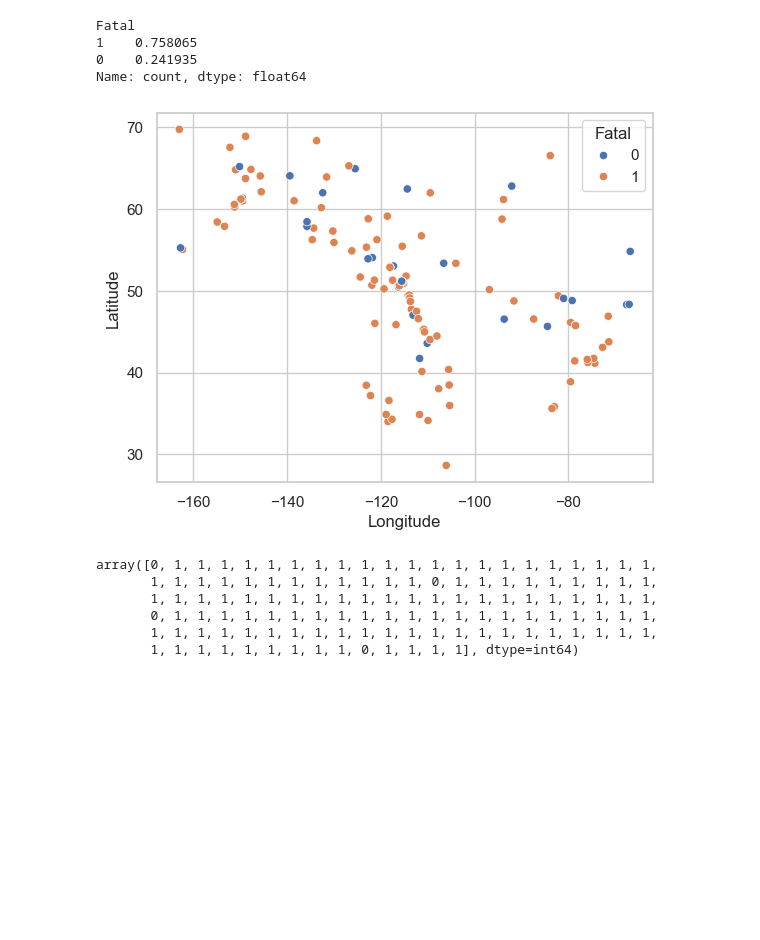
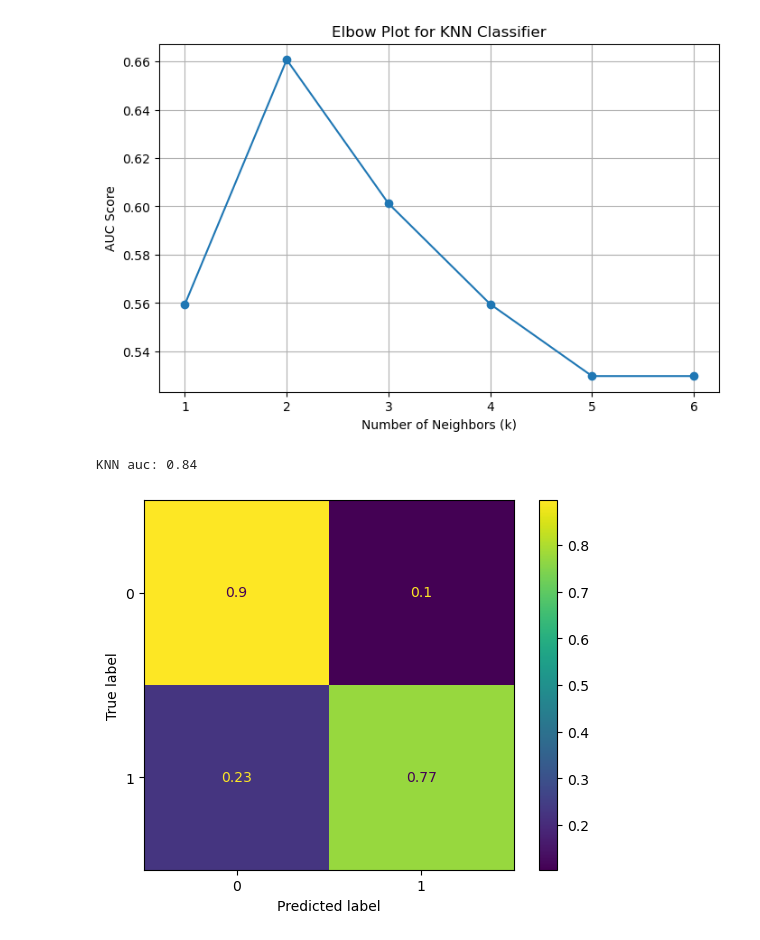
Before and after one commit to ljime080/CAP4612_Final_Project, a Jupyter notebook: final_project.ipynb, the cells around one changed output. Drawn from its saved outputs; the diff is of its cells as text; code cells hidden in the pictures; blank space fills up the shorter version.

```diff
--- a/final_project.ipynb
+++ b/final_project.ipynb
@@ -40,3 +79,0 @@ df.head()
-# %%
-days_of_week_order = ['Monday', 'Tuesday', 'Wednesday', 'Thursday', 'Friday', 'Saturday', 'Sunday']
-df['day_of_week'] = pd.Categorical(df['day_of_week'], categories=days_of_week_order, ordered=True)
@@ -164,14 +179,9 @@ df['Fatal'] = pd.to_numeric(df['Fatal'])
 # %%
+random_state = 42
+df2 = df[['Fatal' , 'day_of_week' , 'month' , 'Bear']]
+df2 = df2.dropna()
+X = df2[['day_of_week' , 'month' , 'Bear']]
+X = pd.get_dummies(X)
+y = df2['Fatal']
 
-data = df[['Longitude' , 'Latitude' , 'Bear' , 'Fatal']]
-data = data.dropna()
-X = data[[ 'Longitude' , 'Latitude' , 'Bear']]
-X = pd.get_dummies( data = X, columns = ['Bear'])
-y = data['Fatal']
-X_train , X_test , y_train , y_test = train_test_split(X , y, train_size=0.80  , random_state= 42)
-
-base_model = LogisticRegression(random_state= 42)
-base_model.fit(X_train , np.ravel(y_train))
-
-
-base_model.coef_
+X_train, X_test, y_train, y_test = train_test_split(X, y, test_size=0.2, random_state=42 , stratify=y )
@@ -206,21 +188,33 @@ False Negative rate: 0.07
-# %%
-y_train.value_counts() / len(y_train)
-# %% [output]
-Fatal
-1    0.758065
-0    0.241935
-Name: count, dtype: float64
-# %%
-sns.scatterplot(data = df , x = 'Longitude' , y = 'Latitude' , hue = 'Fatal')
-plt.show()
-# %% [output]
-[figure, removed]
-# %%
-base_model.predict(X_train)
-# %% [output]
-array([0, 1, 1, 1, 1, 1, 1, 1, 1, 1, 1, 1, 1, 1, 1, 1, 1, 1, 1, 1, 1, 1,
-       1, 1, 1, 1, 1, 1, 1, 1, 1, 1, 1, 1, 0, 1, 1, 1, 1, 1, 1, 1, 1, 1,
-       1, 1, 1, 1, 1, 1, 1, 1, 1, 1, 1, 1, 1, 1, 1, 1, 1, 1, 1, 1, 1, 1,
-       0, 1, 1, 1, 1, 1, 1, 1, 1, 1, 1, 1, 1, 1, 1, 1, 1, 1, 1, 1, 1, 1,
-       1, 1, 1, 1, 1, 1, 1, 1, 1, 1, 1, 1, 1, 1, 1, 1, 1, 1, 1, 1, 1, 1,
-       1, 1, 1, 1, 1, 1, 1, 1, 1, 0, 1, 1, 1, 1], dtype=int64)
+# %%
+k_values = range(1, 7)  # Test k values from 1 to 20
+accuracies = []
+
+# Step 4: Train KNN with different k values
+for k in k_values:
+    knn = KNeighborsClassifier(n_neighbors=k)
+    knn.fit(X_train, y_train)
+    y_pred = knn.predict(X_test)
+    accuracies.append(roc_auc_score(y_test, y_pred))
+
+# Step 5: Plot the elbow plot
+plt.figure(figsize=(8, 5))
+plt.plot(k_values, accuracies, marker='o', linestyle='-')
+plt.title('Elbow Plot for KNN Classifier')
+plt.xlabel('Number of Neighbors (k)')
+plt.ylabel('AUC Score')
+plt.xticks(k_values)
+plt.grid(True)
+plt.show()
+# %% [output]
+[figure, added]
+# %%
+knn = KNeighborsClassifier(n_neighbors=2)
+knn.fit(X_train , np.ravel(y_train))
+
+y_pred_knn = knn.predict(X_train)
+print(f"KNN auc: {roc_auc_score(y_train  , y_pred_knn):.2f}")
+ConfusionMatrixDisplay.from_predictions(y_train , y_pred_knn , normalize='true' )
+plt.show()
+# %% [output]
+KNN auc: 0.84
+[figure, added]
```
Also changed, not shown: parts of 23 cells of this notebook, 1 other file.
